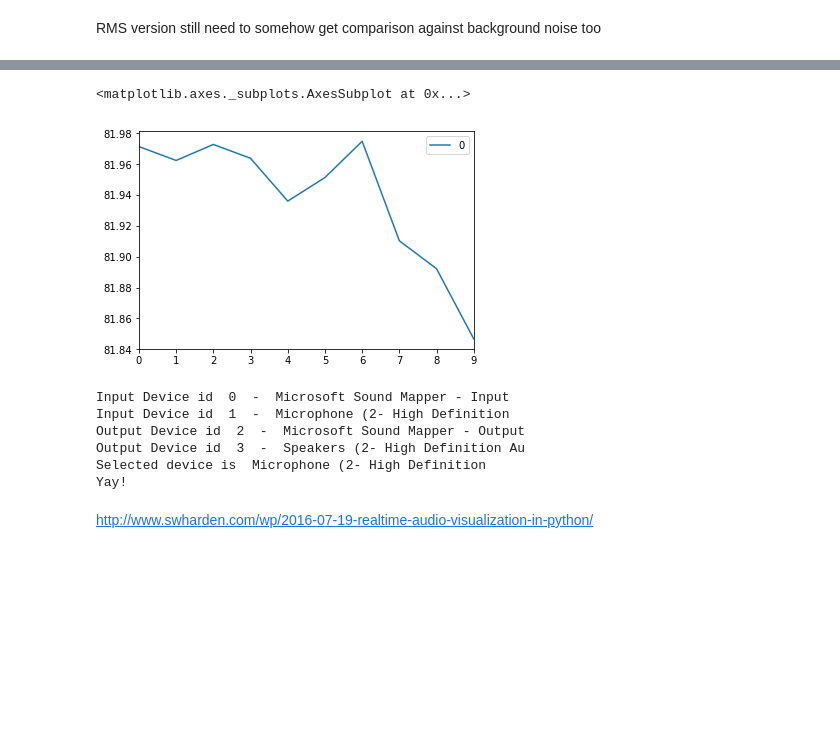
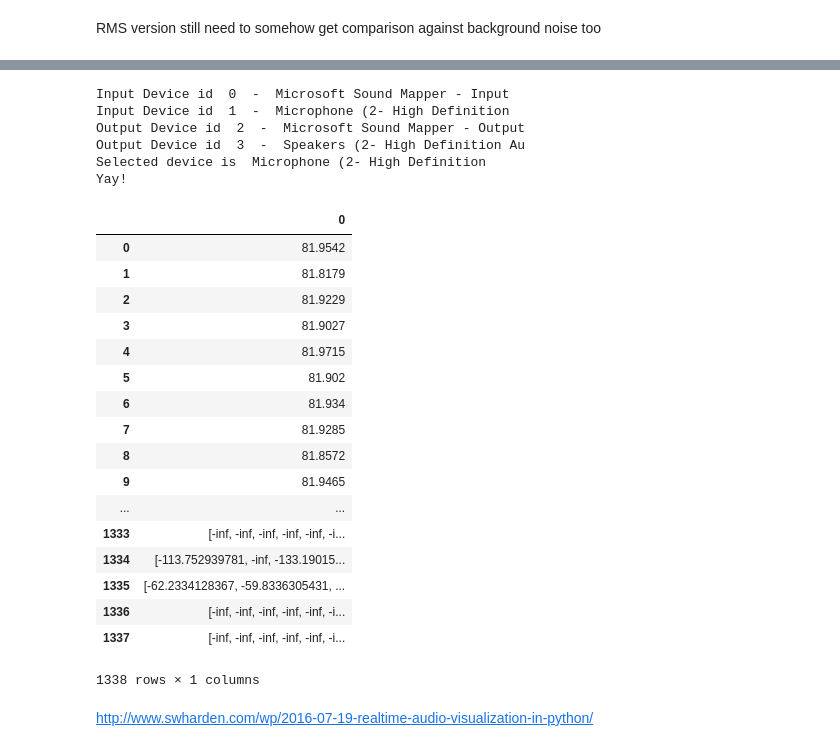
Before and after one commit to SKOMOBO/raspi, a Jupyter notebook: code.ipynb, the cells around one changed output, grey strips where cells are left out. Saved outputs shown, nothing was run; the diff lists cells and outputs as text; code cells hidden in the pictures; blank space fills up the shorter version.

```diff
--- a/code.ipynb
+++ b/code.ipynb
@@ -45,0 +50,11 @@ RMS version still need to somehow get comparison against background noise too
+# %%
+TCP_IP = '10.101.241.28'
+TCP_PORT = 5005
+BUFFER_SIZE = 1024
+MESSAGE = "Hello, World!"
+
+s = socket.socket(socket.AF_INET, socket.SOCK_STREAM)
+s.connect((TCP_IP, TCP_PORT))
+s.send(MESSAGE)
+data = s.recv(BUFFER_SIZE)
+s.close()
@@ -45,0 +63,3 @@ RMS version still need to somehow get comparison against background noise too
+# %%
+def pretty_hex(num):
+    return hex(num)[2:-1]
@@ -86,8 +138,3 @@ ValueError: Length of values does not match length of index
-# %%
-DB.plot()
-# %% [output]
-<matplotlib.axes._subplots.AxesSubplot at 0x...>
-[figure, removed]
 # %%
 import pyaudio
 
@@ -121,6 +168,27 @@ Yay!
 import pandas as pd
 
 %matplotlib inline
+# %%
+pd.DataFrame(db)
+# %% [output]
+|  | 0 |
+| 0 | 81.9542 |
+| 1 | 81.8179 |
+| 2 | 81.9229 |
+| 3 | 81.9027 |
+| 4 | 81.9715 |
+| 5 | 81.902 |
+| 6 | 81.934 |
+| 7 | 81.9285 |
+| 8 | 81.8572 |
+| 9 | 81.9465 |
+| ... | ... |
+| 1333 | [-inf, -inf, -inf, -inf, -inf, -i... |
+| 1334 | [-113.752939781, -inf, -133.19015... |
+| 1335 | [-62.2334128367, -59.8336305431, ... |
+| 1336 | [-inf, -inf, -inf, -inf, -inf, -i... |
+| 1337 | [-inf, -inf, -inf, -inf, -inf, -i... |
+1338 rows × 1 columns
 # %% [markdown]
 http://www.swharden.com/wp/2016-07-19-realtime-audio-visualization-in-python/
 # %%
```
Also changed, not shown: parts of 6 cells of this notebook.
